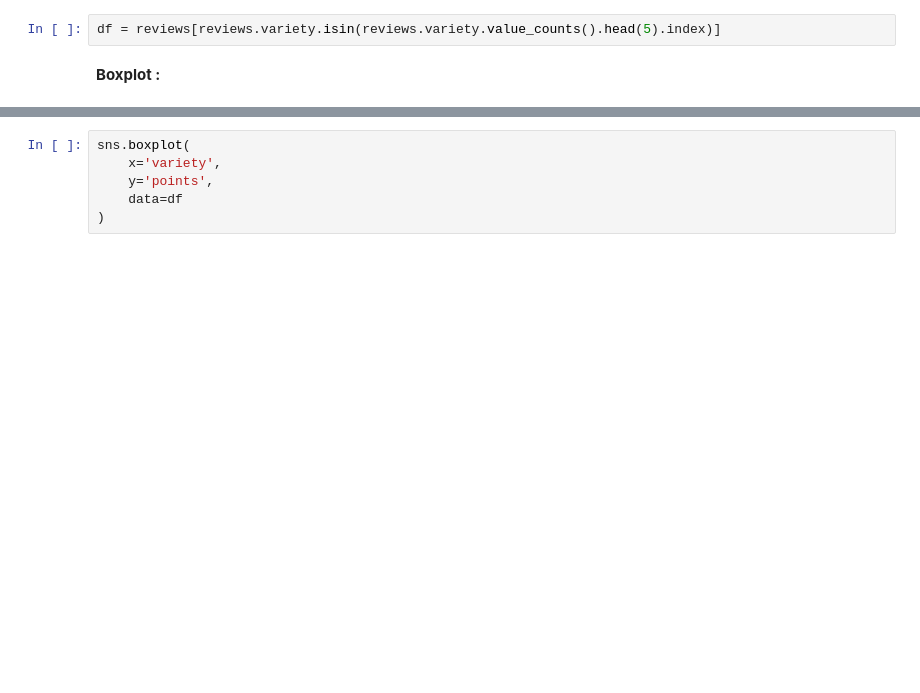
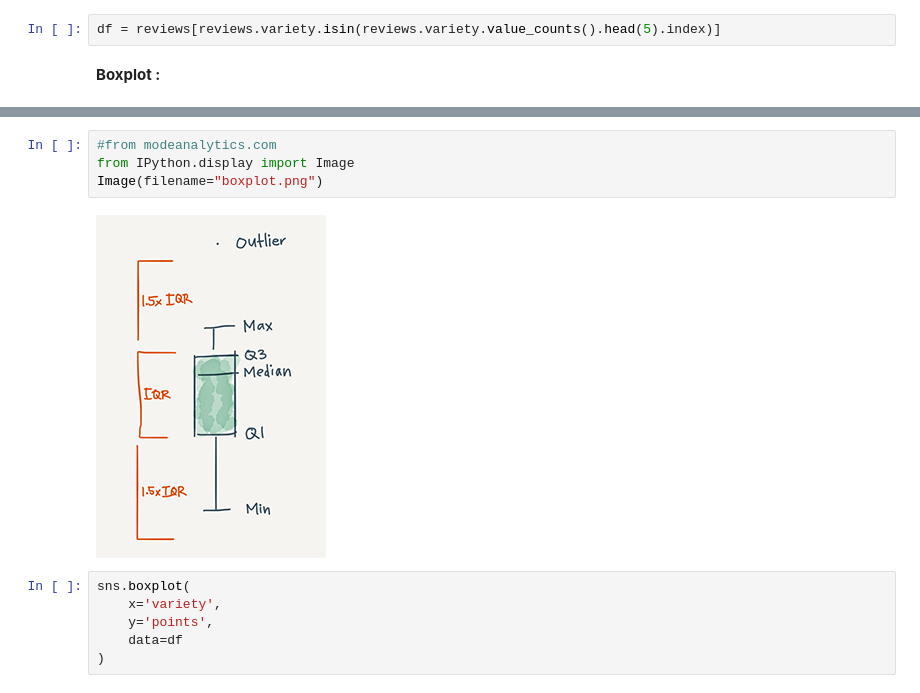
Before and after one commit to chikoungoun/Visualization, a Jupyter notebook: Plotting_with_Seaborn.ipynb, the cells around one changed output, grey strips where cells are left out. Drawn from its saved outputs; the diff is of its cells as text; blank space fills up the shorter version.

Commit message:
Adding more definitions for box and violin plot

```diff
--- a/Plotting_with_Seaborn.ipynb
+++ b/Plotting_with_Seaborn.ipynb
@@ -85,3 +92,9 @@ df = reviews[reviews.variety.isin(reviews.variety.value_counts().head(5).index)]
+# %%
+#from modeanalytics.com
+from IPython.display import Image
+Image(filename="boxplot.png")
+# %% [output]
+[figure, added]
 # %%
 sns.boxplot(
     x='variety',
```
Also changed, not shown: parts of 4 cells of this notebook.
